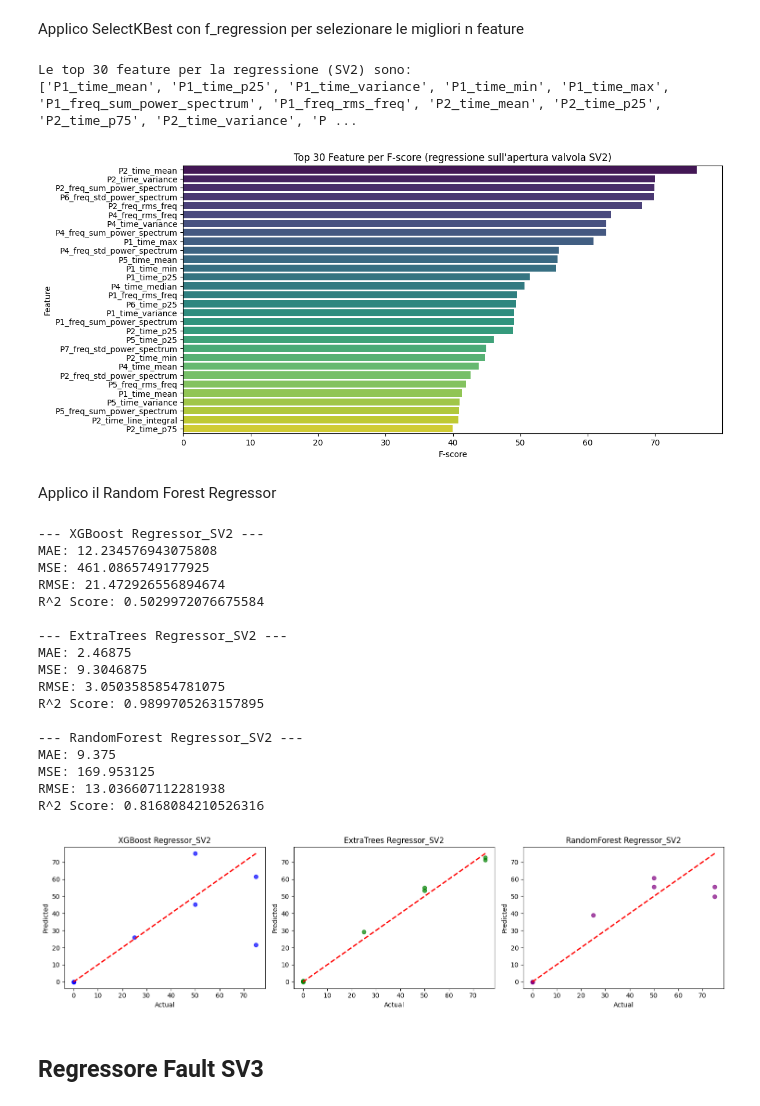
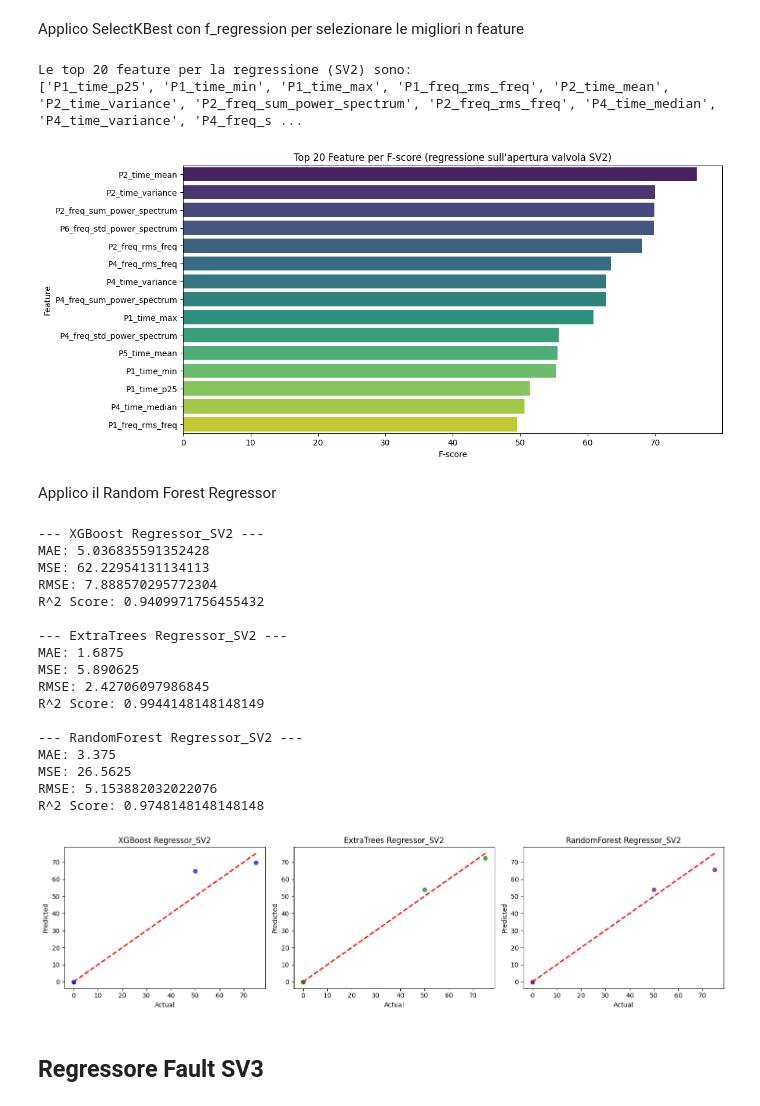
Before and after one commit to enricopierga/C2_PHM_AsiaPacific_2023, a Jupyter notebook: task5/task5.ipynb, the cells around one changed output. Drawn from its saved outputs; the diff is of its cells as text; code cells hidden in the pictures.

```diff
--- a/task5/task5.ipynb
+++ b/task5/task5.ipynb
@@ -241,33 +233,33 @@ Applico SelectKBest con f_regression per selezionare le migliori n feature
 # %%
 import matplotlib.pyplot as plt
 import seaborn as sns
 from sklearn.feature_selection import SelectKBest, f_regression
 
-n = 30  # top n feature
+n = 20  # top n feature
 selector = SelectKBest(score_func=f_regression, k=n)
 X_selected = selector.fit_transform(X, y)
 
 # Ottieni i nomi delle feature selezionate
 selected_features_sv2 = X.columns[selector.get_support()]
 print("Le top {} feature per la regressione (SV2) sono:".format(n))
 print(selected_features_sv2.tolist())
 
 # 3. Visualizza i punteggi F delle top n feature in un istogramma
 # Creiamo una Series con gli F-score per tutte le feature
 f_scores = pd.Series(selector.scores_, index=X.columns)
 # Estraiamo i punteggi solo per le feature selezionate e li ordiniamo in ordine decrescente
 topn_f_scores = f_scores[selected_features_sv2].sort_values(ascending=False)
 
 plt.figure(figsize=(12,6))
 ax = sns.barplot(x=topn_f_scores.values, y=topn_f_scores.index, hue=topn_f_scores.index, palette='viridis', dodge=False)
 plt.xlabel("F-score")
 plt.ylabel("Feature")
 plt.title("Top {} Feature per F-score (regressione sull'apertura valvola SV2)".format(n))
 plt.show()
 # %% [output]
-Le top 30 feature per la regressione (SV2) sono:
-['P1_time_mean', 'P1_time_p25', 'P1_time_variance', 'P1_time_min', 'P1_time_max', 'P1_freq_sum_power_spectrum', 'P1_freq_rms_freq', 'P2_time_mean', 'P2_time_p25', 'P2_time_p75', 'P2_time_variance', 'P ...
+Le top 20 feature per la regressione (SV2) sono:
+['P1_time_p25', 'P1_time_min', 'P1_time_max', 'P1_freq_rms_freq', 'P2_time_mean', 'P2_time_variance', 'P2_freq_sum_power_spectrum', 'P2_freq_rms_freq', 'P4_time_median', 'P4_time_variance', 'P4_freq_s ...
-[figure, old version]
+[figure, new version]
 # %% [markdown]
 Applico il Random Forest Regressor
 # %%
@@ -282,7 +274,7 @@ import seaborn as sns
 X = df_fault_sv2[selected_features_sv2]
 
 # Suddivisione in training (80%) e test (20%)
-X_train, X_test, y_train, y_test = train_test_split(X, y, test_size=0.2, random_state=42)
+X_train, X_test, y_train, y_test = train_test_split(X, y, test_size=0.1, random_state=42)
 
 # --- 1. Gradient Boosting (XGBoost) ---
 import xgboost as xgb
@@ -346,23 +338,23 @@ plt.tight_layout()
 plt.show()
 # %% [output]
 --- XGBoost Regressor_SV2 ---
-MAE: 12.234576943075808
-MSE: 461.0865749177925
-RMSE: 21.472926556894674
-R^2 Score: 0.5029972076675584
+MAE: 5.036835591352428
+MSE: 62.22954131134113
+RMSE: 7.888570295772304
+R^2 Score: 0.9409971756455432
 
 --- ExtraTrees Regressor_SV2 ---
-MAE: 2.46875
-MSE: 9.3046875
-RMSE: 3.0503585854781075
-R^2 Score: 0.9899705263157895
+MAE: 1.6875
+MSE: 5.890625
+RMSE: 2.42706097986845
+R^2 Score: 0.9944148148148149
 
 --- RandomForest Regressor_SV2 ---
-MAE: 9.375
-MSE: 169.953125
-RMSE: 13.036607112281938
-R^2 Score: 0.8168084210526316
+MAE: 3.375
+MSE: 26.5625
+RMSE: 5.153882032022076
+R^2 Score: 0.9748148148148148
-[figure, old version]
+[figure, new version]
 # %% [markdown]
 ## Regressore Fault SV3
 # %% [markdown]
```
Also changed, not shown: parts of 23 cells of this notebook.
